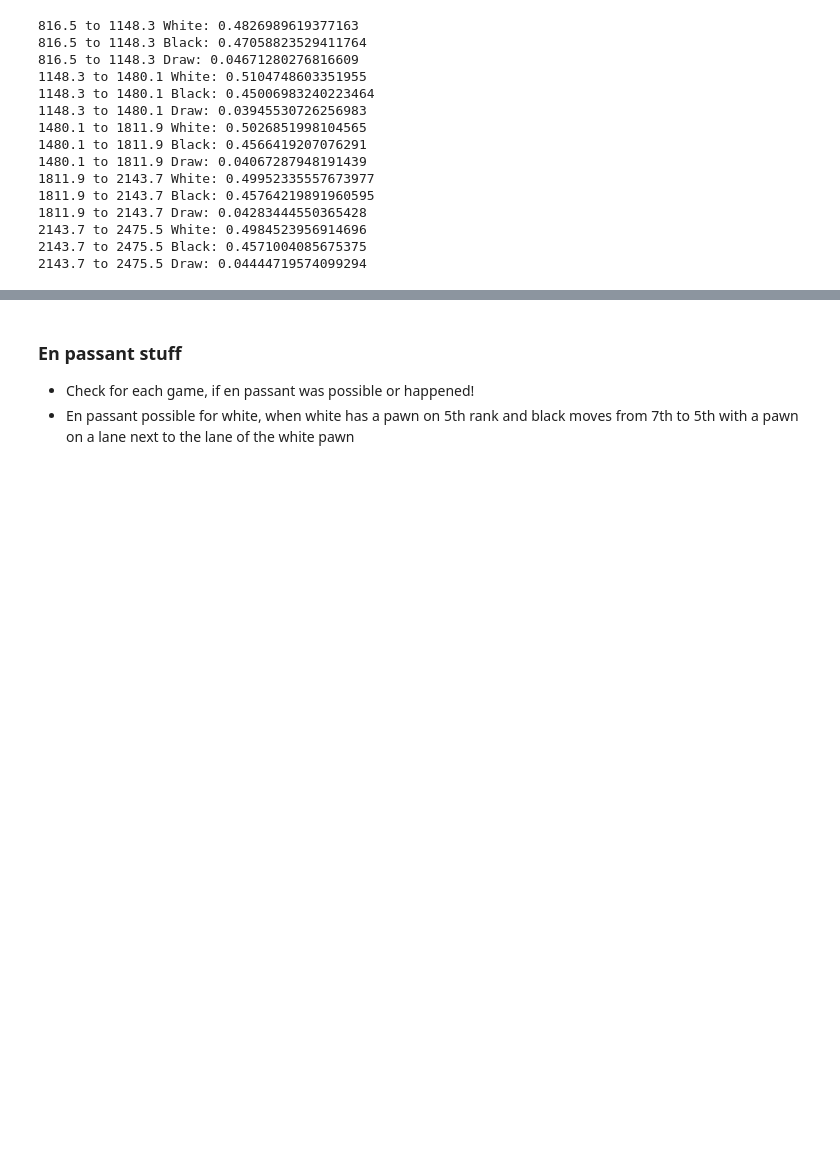
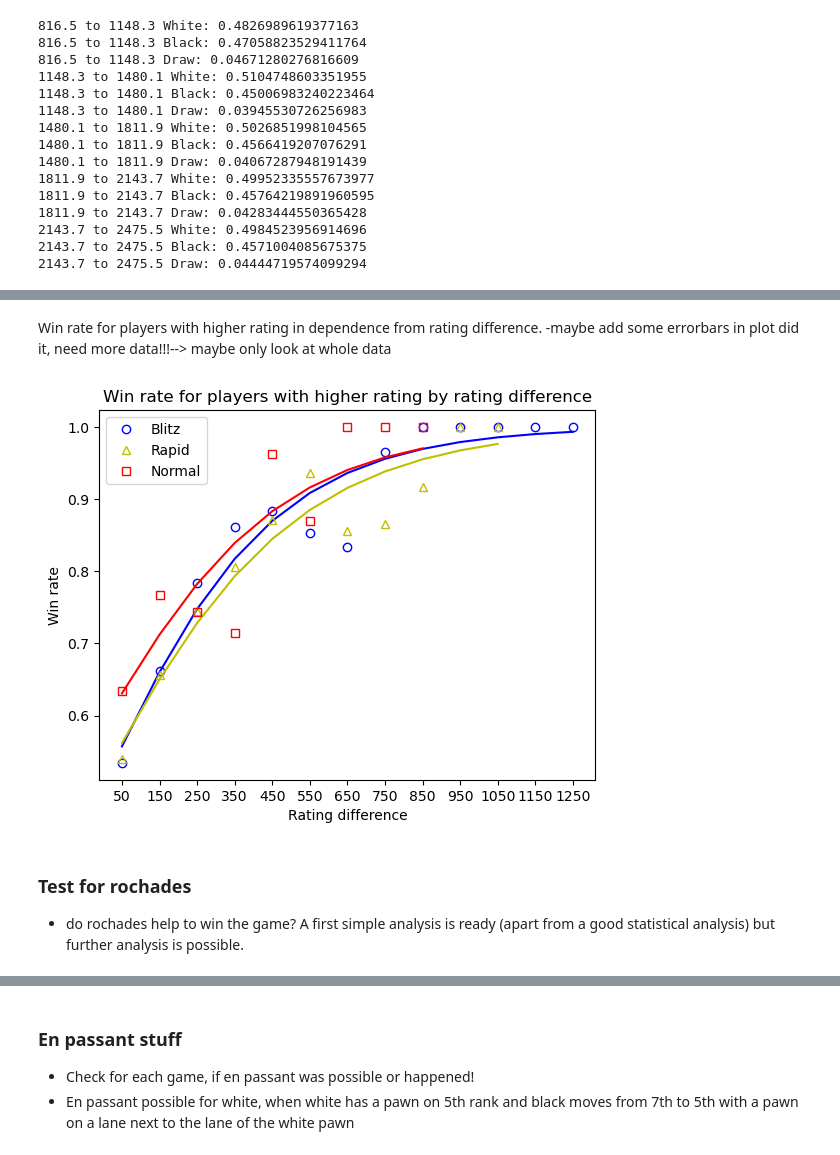
Before and after one commit to Krakenfreund/Schach, a Jupyter notebook: schach.ipynb, the cells around one changed output, grey strips where cells are left out. Cells and saved outputs as stored; diff of their text form; code cells hidden in the pictures; blank space fills up the shorter version.

```diff
--- a/schach.ipynb
+++ b/schach.ipynb
@@ -144,0 +250,65 @@ for i in range(1,6):
+# %% [markdown]
+Win rate for players with higher rating in dependence from rating difference.
+-maybe add some errorbars in plot did it, need more data!!!--> maybe only look at whole data
+# %%
+def res_growth(x, S,  k):
+    return S - (S - 1) * np.exp(-k**x)
+
+dfr[dfr["higher_rating_wins"]==1].head()
+dfr["rating_dif"]=abs(dfr["white_rating"]-dfr["black_rating"])
+
+max_rating_dif = dfr["rating_dif"].max()
+min_rating_dif = dfr["rating_dif"].min()
+#rating_spacing = np.linspace(min_rating_dif,max_rating_dif,int((max_rating_dif-min_rating_dif)/100))
+rating_spacing = np.linspace(0,1300,14)
+
+colour_types=['b' ,'y' ,'r']
+marker_types=["o", "^", "s"]
+for m in [1, 2, 3]:
+    #xcoor=dfr[(dfr["time_type"]==thistime) & (dfr["higher_rating_wins"]==1)]
+    dfr_temp=dfr[(dfr["time_type"]==time_types[m-1])]
+    rating_mean = np.linspace(0,0,len(rating_spacing)-1)
+    h_r_w_in_group = np.linspace(0,0,len(rating_spacing)-1)
+    h_r_w_in_group_std = np.linspace(0,0,len(rating_spacing)-1)
+
+
+    for n in range (0, int(len(rating_spacing)-1)):
+        rating_mean[n] = np.mean([rating_spacing[n],rating_spacing[n+1]])
+        dfr_temp2 = dfr_temp[(dfr_temp["rating_dif"]>=rating_spacing[n]) & (dfr_temp["rating_dif"]<=rating_spacing[n+1])]
+        dfr_temp2 = dfr_temp2[dfr_temp2["higher_rating_wins"]!=2]
+        h_r_w_in_group[n] = dfr_temp2["higher_rating_wins"].mean()
+        h_r_w_in_group_std[n] = dfr_temp2["higher_rating_wins"].std()
+    plt.figure(1)
+    #plt.errorbar(rating_mean,h_r_w_in_group,h_r_w_in_group_std,label=thistime,markerfacecolor='none',marker="o")
+    plt.plot(rating_mean,h_r_w_in_group,label=time_types[m-1],marker=marker_types[m-1], markerfacecolor='none',color=colour_types[m-1],linestyle='none')
+
+
+
+    index_not_nan = (np.isnan(h_r_w_in_group)) == 0
+    fit = curve_fit(res_growth,rating_mean[index_not_nan],h_r_w_in_group[index_not_nan], maxfev = 1000)
+    fitted_data=res_growth(rating_mean[index_not_nan],*fit[0])
+    plt.plot(rating_mean[index_not_nan],fitted_data,color=colour_types[m-1])
+
+
+    #plt.figure()
+    #plt.title("Rating differences in " + thistime[m-1])
+    #hist=dfr_temp["rating_dif"].hist(bins=20)
+
+
+plt.figure(1)
+plt.legend()
+plt.xlabel("Rating difference")
+plt.ylabel("Win rate")
+plt.title("Win rate for players with higher rating by rating difference")
+plt.xticks(np.linspace(50,1250,13))
+plt.show()
+#ycoor=ycoor["higher_rating_wins"]
+
+
+#plt.plot(xcoor,ycoor)
+#dfr["increment_code"].unique()
+# %% [output]
+[figure, added]
+# %% [markdown]
+### Test for rochades
+- do rochades help to win the game? A first simple analysis is ready (apart from a good statistical analysis) but further analysis is possible.
```
Also changed, not shown: parts of 9 cells of this notebook.
